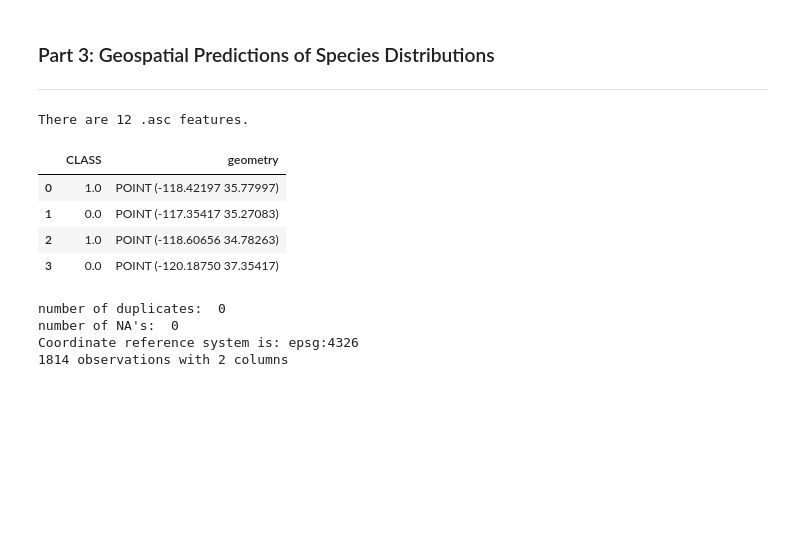
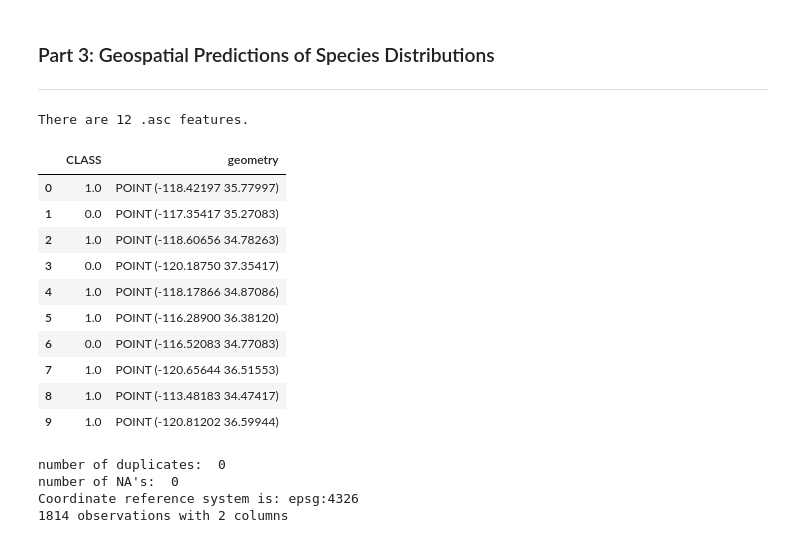
Before and after one commit to daniel-furman/ensemble-climate-projections, a Jupyter notebook: Comparing_MLs.ipynb, the cells around one changed output. Drawn from its saved outputs; the diff is of its cells as text; code cells hidden in the pictures; blank space fills up the shorter version.

```diff
--- a/Comparing_MLs.ipynb
+++ b/Comparing_MLs.ipynb
@@ -96,26 +96,32 @@ from pyimpute import impute
 # %%
 import glob
 import geopandas as gpd
 import rasterio
 import matplotlib.pyplot as plt
 # grab features, see Appendix section 1 below for feature selection methods
 explanatory_rasters = ['bclim11', 'bclim12', 'bclim14', 'bclim15', 'bclim18',
                'bclim2', 'bclim3', 'bclim4', 'bclim6', 'bclim7', 'bclim8','bclim9']
 i = 0
 for f in explanatory_rasters:
     explanatory_rasters[i] = ('data/train-rasters-2.5m/' + f + '.asc')
     i = (i + 1)
 print('\nThere are', len(explanatory_rasters), '.asc features.') # check there are ten
 # grab shapefile containing 100% of the final presence/absence locations
 response_data = gpd.GeoDataFrame.from_file('data/geofile-xv-presences/xv.shp')
-response_data.head(4) # check geopandas data
+response_data.head(10) # check geopandas data
 # %% [output]
 There are 12 .asc features.
 |  | CLASS | geometry |
 | 0 | 1.0 | POINT (-118.42197 35.77997) |
 | 1 | 0.0 | POINT (-117.35417 35.27083) |
 | 2 | 1.0 | POINT (-118.60656 34.78263) |
 | 3 | 0.0 | POINT (-120.18750 37.35417) |
+| 4 | 1.0 | POINT (-118.17866 34.87086) |
+| 5 | 1.0 | POINT (-116.28900 36.38120) |
+| 6 | 0.0 | POINT (-116.52083 34.77083) |
+| 7 | 1.0 | POINT (-120.65644 36.51553) |
+| 8 | 1.0 | POINT (-113.48183 34.47417) |
+| 9 | 1.0 | POINT (-120.81202 36.59944) |
 # %%
 print("number of duplicates: ", response_data.duplicated(subset='geometry', keep='first').sum())
 print("number of NA's: ", response_data['geometry'].isna().sum())
```
Also changed, not shown: parts of 1 cell of this notebook.
